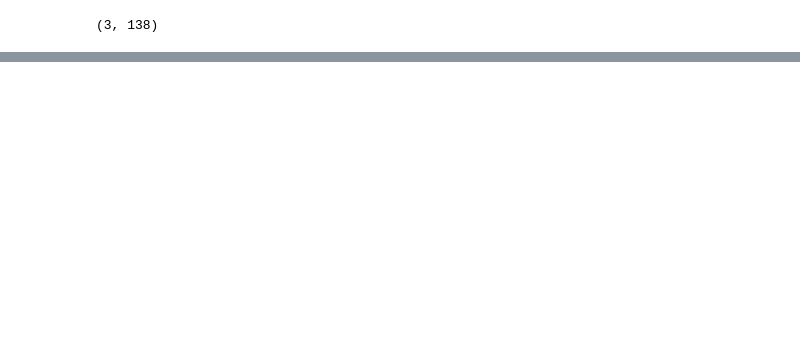
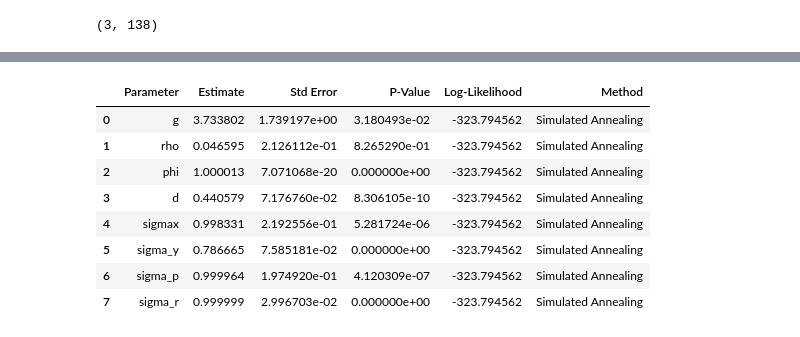
Before and after one commit to AmineOuerfellii/econometron, a Jupyter notebook: Tutorials/Models/Linear_DSGE/NK_Model.ipynb, the cells around one changed output, grey strips where cells are left out. Cells and saved outputs as stored; diff of their text form; code cells hidden in the pictures; blank space fills up the shorter version.

```diff
--- a/Tutorials/Models/Linear_DSGE/NK_Model.ipynb
+++ b/Tutorials/Models/Linear_DSGE/NK_Model.ipynb
@@ -136,7 +142,6 @@ trans_data.shape
 # %%
 def derived_fn(p):
     p['kappa'] = ((1 -p['d']) * (1-p['d']*p['beta']))/p['d']
-    return p
 #since we have kappa is written in function of Beta nd delta , the derived_fn here is param fixer , for parameter that are not intialized
 def R_builder(p):
   A1 = np.array([[1, -p['phi'], 0],
@@ -177,9 +184,9 @@ update_state_space = update_ss.make_state_space_updater(
 # %%
-param_names = [k for k in base_params.keys() if k != 'kappa'] # since Kappa is calulated
+param_names = [k for k in base_params.keys() if k != 'kappa' and  k != 'beta'] # since Kappa is calulated
 initial_params = [base_params[name] for name in param_names]
-fixed_params = {} # calibrated models
-LB= [0,0,0,1,0,0,0,0,0]
-UB= [10,1,1,5,1,1,1,1,1]
+fixed_params = {'beta':0.96} # calibrated models
+LB= [0,0,1,0,0,0,0,0]
+UB= [10,1,5,1,1,1,1,1]
 # %%
 MLE_Results=simulated_annealing_kalman(trans_data,initial_params ,LB, UB, param_names, fixed_params, update_state_space,seed=1,T0=5,rt=0.9,nt=2,ns=2)
 # %% [output]
@@ -189,0 +211,12 @@ UnboundLocalError: local variable 'sa_t' referenced before assignment
+# %%
+MLE_Results['table']
+# %% [output]
+|  | Parameter | Estimate | Std Error | P-Value | Log-Likelihood | Method |
+| 0 | g | 3.733802 | 1.739197e+00 | 3.180493e-02 | -323.794562 | Simulated Annealing |
+| 1 | rho | 0.046595 | 2.126112e-01 | 8.265290e-01 | -323.794562 | Simulated Annealing |
+| 2 | phi | 1.000013 | 7.071068e-20 | 0.000000e+00 | -323.794562 | Simulated Annealing |
+| 3 | d | 0.440579 | 7.176760e-02 | 8.306105e-10 | -323.794562 | Simulated Annealing |
+| 4 | sigmax | 0.998331 | 2.192556e-01 | 5.281724e-06 | -323.794562 | Simulated Annealing |
+| 5 | sigma_y | 0.786665 | 7.585181e-02 | 0.000000e+00 | -323.794562 | Simulated Annealing |
+| 6 | sigma_p | 0.999964 | 1.974920e-01 | 4.120309e-07 | -323.794562 | Simulated Annealing |
+| 7 | sigma_r | 0.999999 | 2.996703e-02 | 0.000000e+00 | -323.794562 | Simulated Annealing |
```
Also changed, not shown: parts of 21 cells of this notebook, 2 other files.
